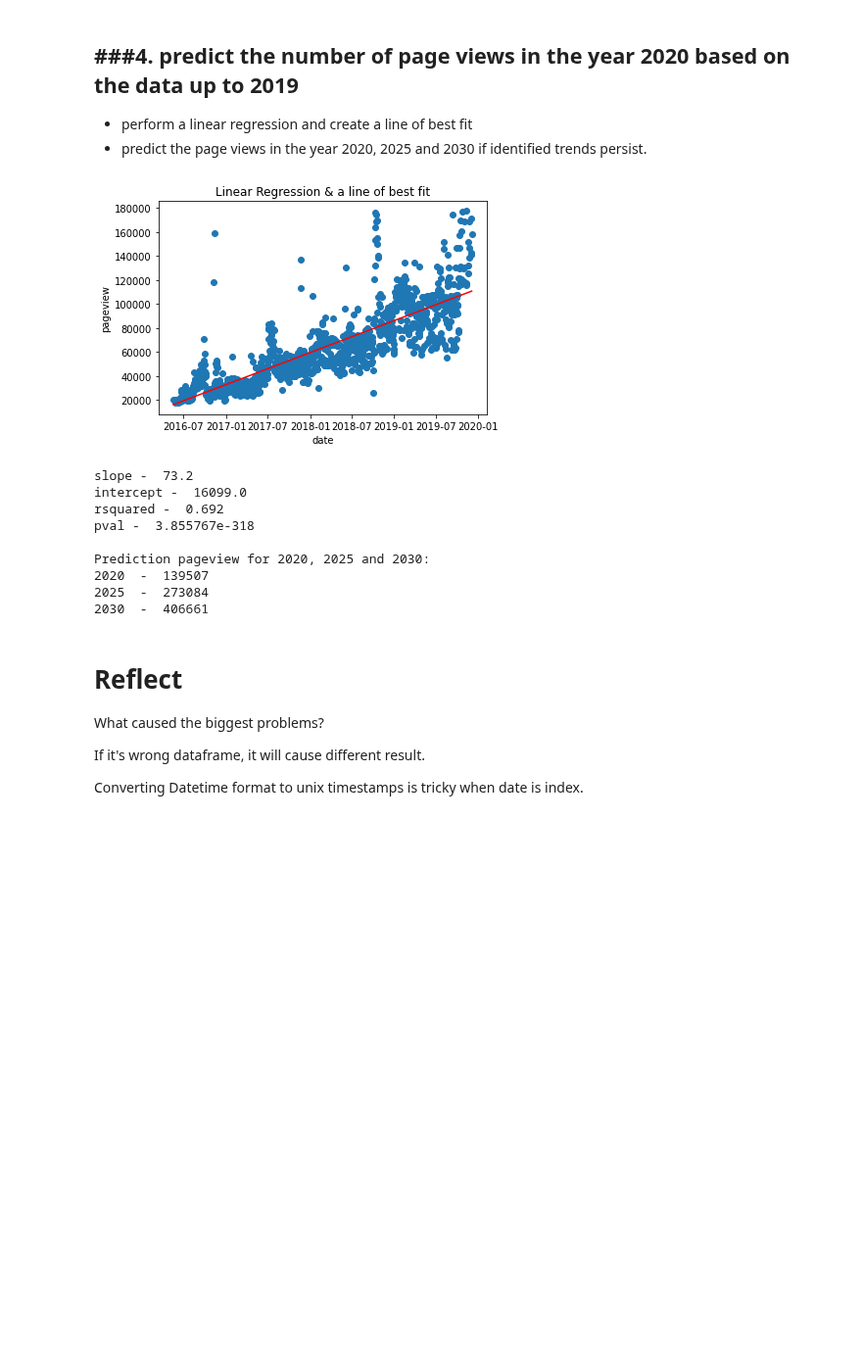
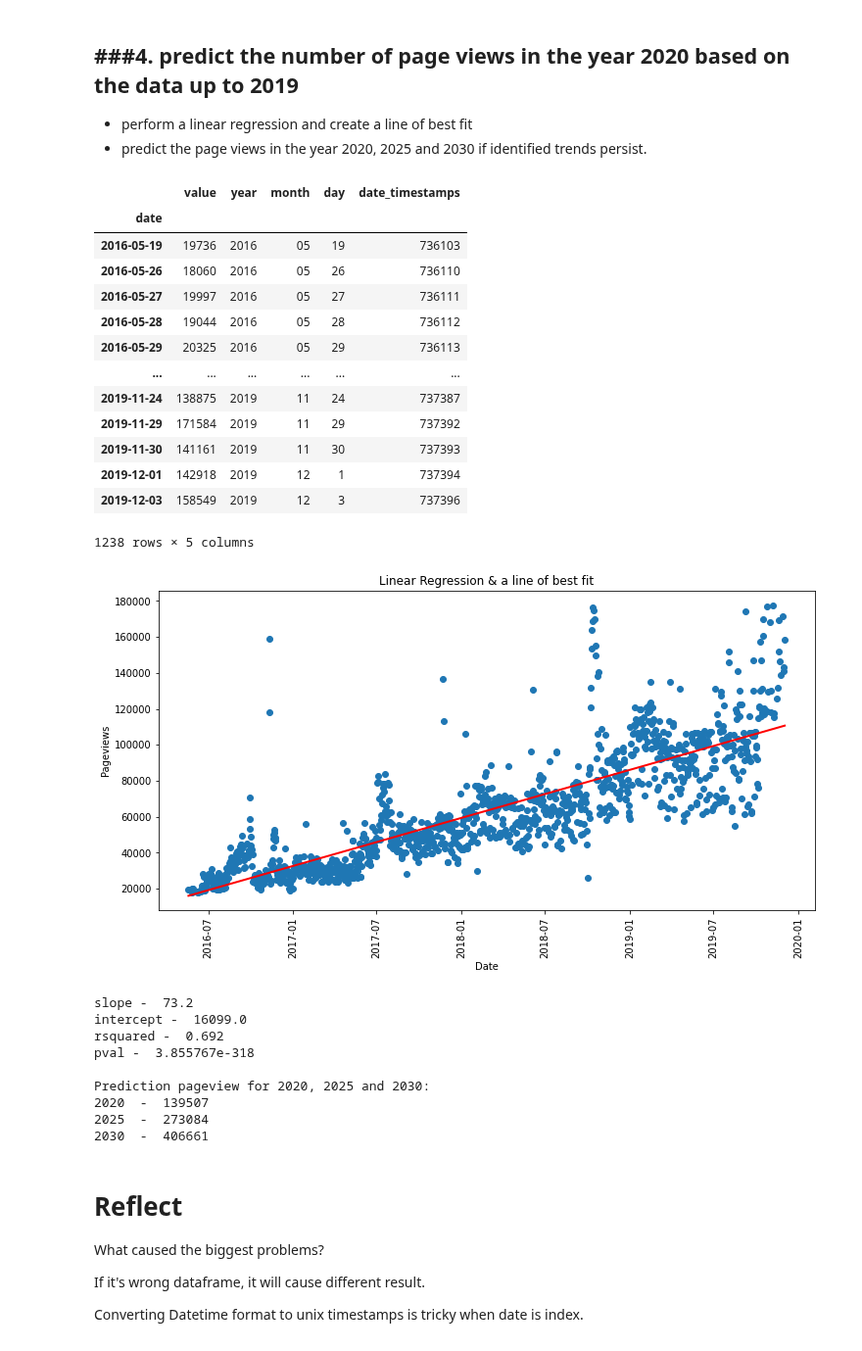
Before and after one commit to sysphcd/PythonProgrammingforData, a Jupyter notebook: 11_Page_Views_Project.ipynb, the cells around one changed output. Shown at 98% size. Saved outputs shown, nothing was run; the diff lists cells and outputs as text; code cells hidden in the pictures; blank space fills up the shorter version.

```diff
--- a/11_Page_Views_Project.ipynb
+++ b/11_Page_Views_Project.ipynb
@@ -208,68 +208,80 @@ def cal_lin_regress(df,col1,col2):
   delta = df.index - df.index[0] #only works if it is an index
   x = delta.days #use days from start date
   y = df[col2]
-
   regression = linregress(x,y)
-  # print(regression)
   slope = regression.slope
   yint = regression.intercept
   rsquared = (regression.rvalue)**2
   pval = regression.pvalue
   return slope, yint, rsquared, pval
 
 
-# Plot data points and matplotlib ploting
-def plot_regression(df,slope, intercept):
-  wee_df = df
-  y = wee_df['value']
-  x = wee_df.index
-  delta = wee_df.index - wee_df.index[0]
-  x_days = delta.days #use days from start date
 
+def generate_plot_regression(x, y, slope, intercept, x_days):
+  plt.figure(figsize=(12,6))
   plt.title('Linear Regression & a line of best fit')
-  plt.ylabel("pageview")
-  plt.xlabel("date")
+  plt.ylabel("Pageviews")
+  plt.xlabel("Date")
   plt.scatter(x,y)
   #best fit
-  # plt.figure(figsize=(12,6))
-  plt.plot(x, slope * x_days + intercept, color="red", label = "Best Fit")
+  plt.plot(x,  slope * x_days + intercept, color="red", label = "Best Fit", linewidth=2)
+  plt.xticks(rotation=90)
   plt.show()
-  earliest_date = wee_df.index[0].date()
-  return earliest_date# returns the start date
 
 
 # Prediction
-def predict_outcome_3(slope, intercept, year_to_predict, start_date):
-  predict_date = dt.date(year_to_predict, 12, 31)
+def predict_trend(ayear_to_predict, start_date, slope, intercept):
+  predict_date = dt.date(ayear_to_predict, 12, 31)
   predict_date_toordinal = predict_date.toordinal()
   delta_date = predict_date - start_date
   predicted = intercept + slope * delta_date.days #delta_date is datetime.timedelta and can just view the .days
   return predicted
 
 
 timestamps_final_df3 = final_df.copy()
 timestamps_final_df3['date_timestamps'] = pd.to_datetime(timestamps_final_df3.index.values)
 timestamps_final_df3['date_timestamps'] = timestamps_final_df3['date_timestamps'].map(dt.datetime.toordinal)
+display(timestamps_final_df3)
 # Calculate liner regression
-year_slope, year_intercept,rsquared, pval = cal_lin_regress(timestamps_final_df3,"date","value")
+slope, intercept,rsquared, pval = cal_lin_regress(timestamps_final_df3,"date","value")
 
 # Generate Plot & the earliest date
-min_date = plot_regression(final_df, year_slope, year_intercept)
+plot_df = final_df
+y = plot_df['value']
+x = plot_df.index
+delta = plot_df.index - plot_df.index[0]
+x_days = delta.days #use days from start date
+earliest_date = plot_df.index[0].date()
+generate_plot_regression(x, y, slope, intercept, x_days)
 
 # Predict pageview trend
-print("slope - ",round(year_slope,1),"\nintercept - ",round(year_intercept,1),"\nrsquared - ",round(rsquared,3),"\npval - ",pval,"\n")
+print("slope - ",round(slope,1),"\nintercept - ",round(intercept,1),"\nrsquared - ",round(rsquared,3),"\npval - ",pval,"\n")
 print("Prediction pageview for 2020, 2025 and 2030:")
-for num in (2020,2025,2030):
-  print(num, " - ",round(predict_outcome_3(year_slope, year_intercept, num,min_date)))
+for ayear in (2020,2025,2030):
+  print(ayear, " - ",round(predict_trend(ayear, earliest_date, slope, intercept))) #min_date)))
 # %% [output]
+|  | value | year | month | day | date_timestamps |
+| date |  |  |  |  |  |
+| 2016-05-19 | 19736 | 2016 | 05 | 19 | 736103 |
+| 2016-05-26 | 18060 | 2016 | 05 | 26 | 736110 |
+| 2016-05-27 | 19997 | 2016 | 05 | 27 | 736111 |
+| 2016-05-28 | 19044 | 2016 | 05 | 28 | 736112 |
+| 2016-05-29 | 20325 | 2016 | 05 | 29 | 736113 |
+| ... | ... | ... | ... | ... | ... |
+| 2019-11-24 | 138875 | 2019 | 11 | 24 | 737387 |
+| 2019-11-29 | 171584 | 2019 | 11 | 29 | 737392 |
+| 2019-11-30 | 141161 | 2019 | 11 | 30 | 737393 |
+| 2019-12-01 | 142918 | 2019 | 12 | 1 | 737394 |
+| 2019-12-03 | 158549 | 2019 | 12 | 3 | 737396 |
+1238 rows × 5 columns
-[figure, old version]
+[figure, new version]
-slope -  73.2
-intercept -  16099.0
-rsquared -  0.692
-pval -  3.855767e-318
-
-Prediction pageview for 2020, 2025 and 2030:
-2020  -  139507
-2025  -  273084
-2030  -  406661
+slope -  73.2
+intercept -  16099.0
+rsquared -  0.692
+pval -  3.855767e-318
+
+Prediction pageview for 2020, 2025 and 2030:
+2020  -  139507
+2025  -  273084
+2030  -  406661
 # %%
```
Also changed, not shown: parts of 2 cells of this notebook.
